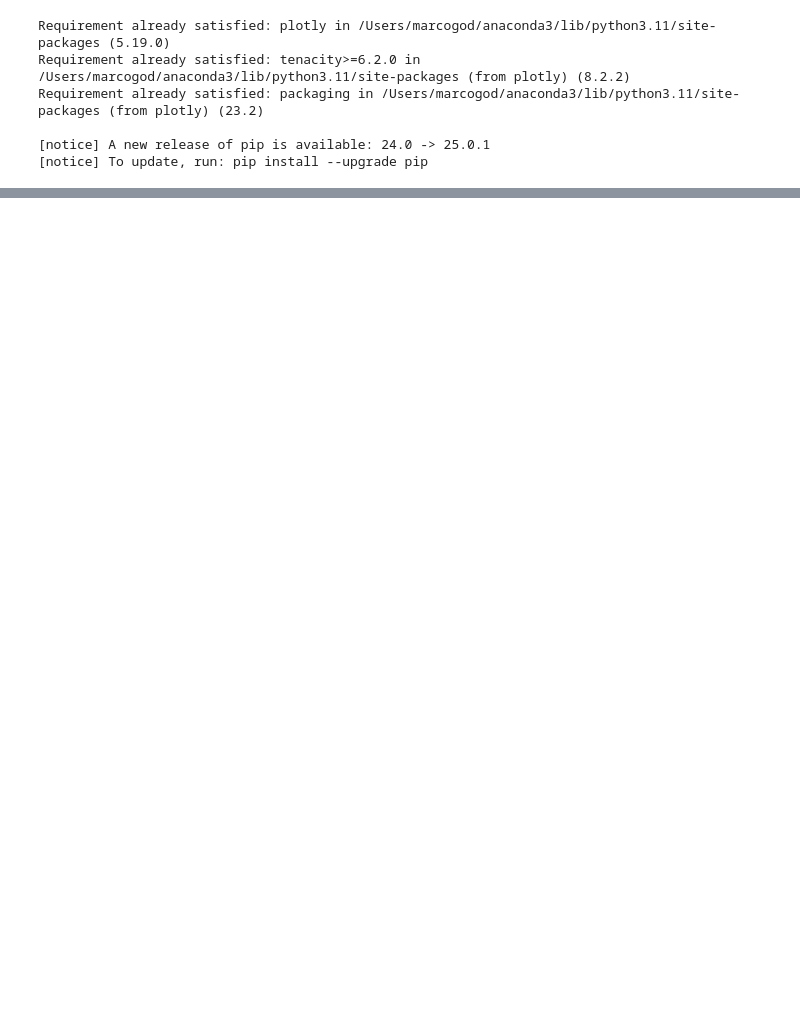
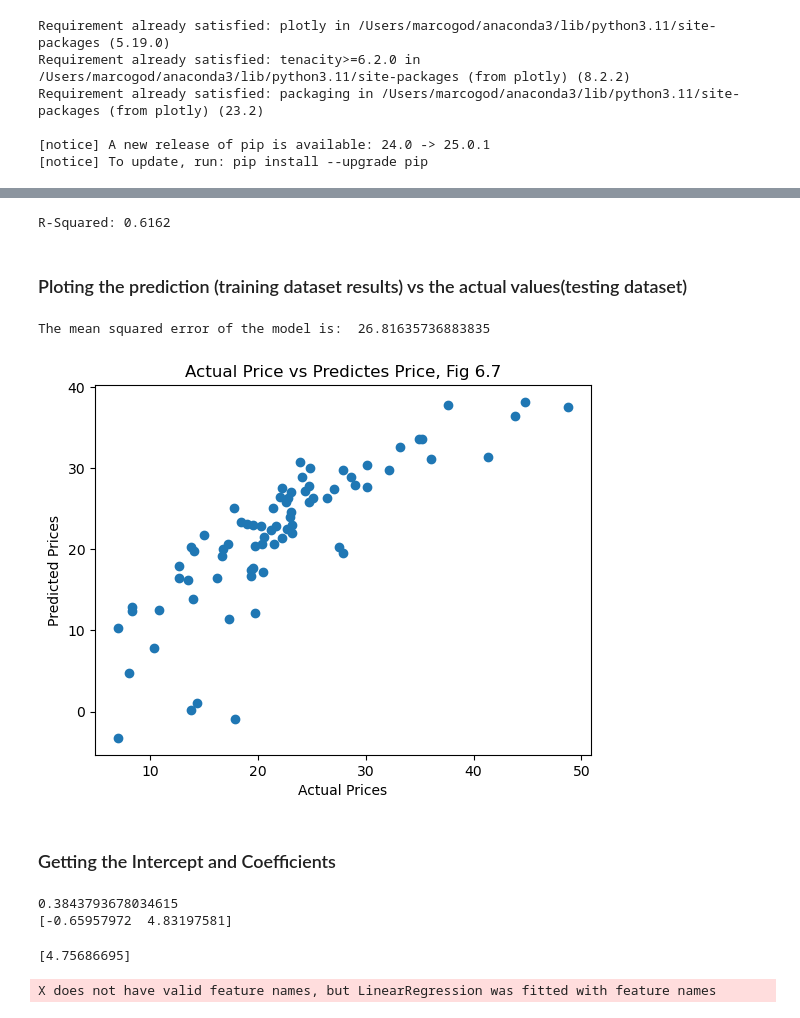
Before and after one commit to MarcoAxel/AI-ML, a Jupyter notebook: Regression_Project/P2_Multiple_Linear_Regression.ipynb, the cells around one changed output, grey strips where cells are left out. Cells and saved outputs as stored; diff of their text form; code cells hidden in the pictures; blank space fills up the shorter version.

```diff
--- a/Regression_Project/P2_Multiple_Linear_Regression.ipynb
+++ b/Regression_Project/P2_Multiple_Linear_Regression.ipynb
@@ -276,0 +285,3 @@ fig.show()
+# %%
+X = pd.DataFrame(np.c_[df['LSTAT'],df['RM']], columns = ['LSTAT', 'RM'])
+Y = df['MEDV']
@@ -276,0 +291,10 @@ fig.show()
+# %%
+from sklearn.model_selection import train_test_split
+X_train, X_test, Y_train, Y_test = train_test_split(X, Y, test_size =0.3, random_state=5) # 70% training and 30% testing
+
+#Taking a look at the shapes of the training sets:
+print("The shape of the X_train.shape function shows that the set has 354 rows, and 2 colums(the independent features):\n",
+    X_train.shape)
+
+print("\nThe shape of the Y_train.shape function shows that the set has 354 rows, and 1 colum(the dependent feature):\n",
+    Y_train.shape)
@@ -276,0 +327,5 @@ fig.show()
+# %%
+from sklearn.linear_model import LinearRegression
+
+model = LinearRegression() #creating the model
+model.fit(X_train, Y_train) #fitting the model to our training data
@@ -276,0 +334,7 @@ fig.show()
+# %%
+# Using the testing dataset to perform some predictions
+price_pred = model.predict(X_test)
+
+
+#Just for funziez, lets see the predicted prices
+print(price_pred) #printing the predicted prices
@@ -276,0 +385,33 @@ fig.show()
+# %%
+print('R-Squared: %.4f' % model.score(X_test, Y_test)) #printing the R-squared value of the model
+# %% [output]
+R-Squared: 0.6162
+# %% [markdown]
+### Ploting the prediction (training dataset results) vs the actual values(testing dataset)
+# %%
+from sklearn.metrics import mean_squared_error #importing the mean squared error function from sklearn
+
+mse = mean_squared_error(Y_test, price_pred) #calculating the mean squared error of the model
+print("The mean squared error of the model is: ", mse)
+
+plt.scatter(Y_test, price_pred) #plotting the actual prices against the predicted prices
+plt.xlabel("Actual Prices")
+plt.ylabel("Predicted Prices")
+plt.title("Actual Price vs Predictes Price, Fig 6.7")
+plt.show()
+# %% [output]
+The mean squared error of the model is:  26.81635736883835
+[figure, added]
+# %% [markdown]
+### Getting the Intercept and Coefficients
+# %%
+print(model.intercept_)
+print(model.coef_)
+# %% [output]
+0.3843793678034615
+[-0.65957972  4.83197581]
+# %%
+print(model.predict([[30,5]])) #predicting the price of a house with 30% lower status of the population and 5 rooms
+# %% [output]
+[4.75686695]
+X does not have valid feature names, but LinearRegression was fitted with feature names
```
Also changed, not shown: parts of 20 cells of this notebook.
